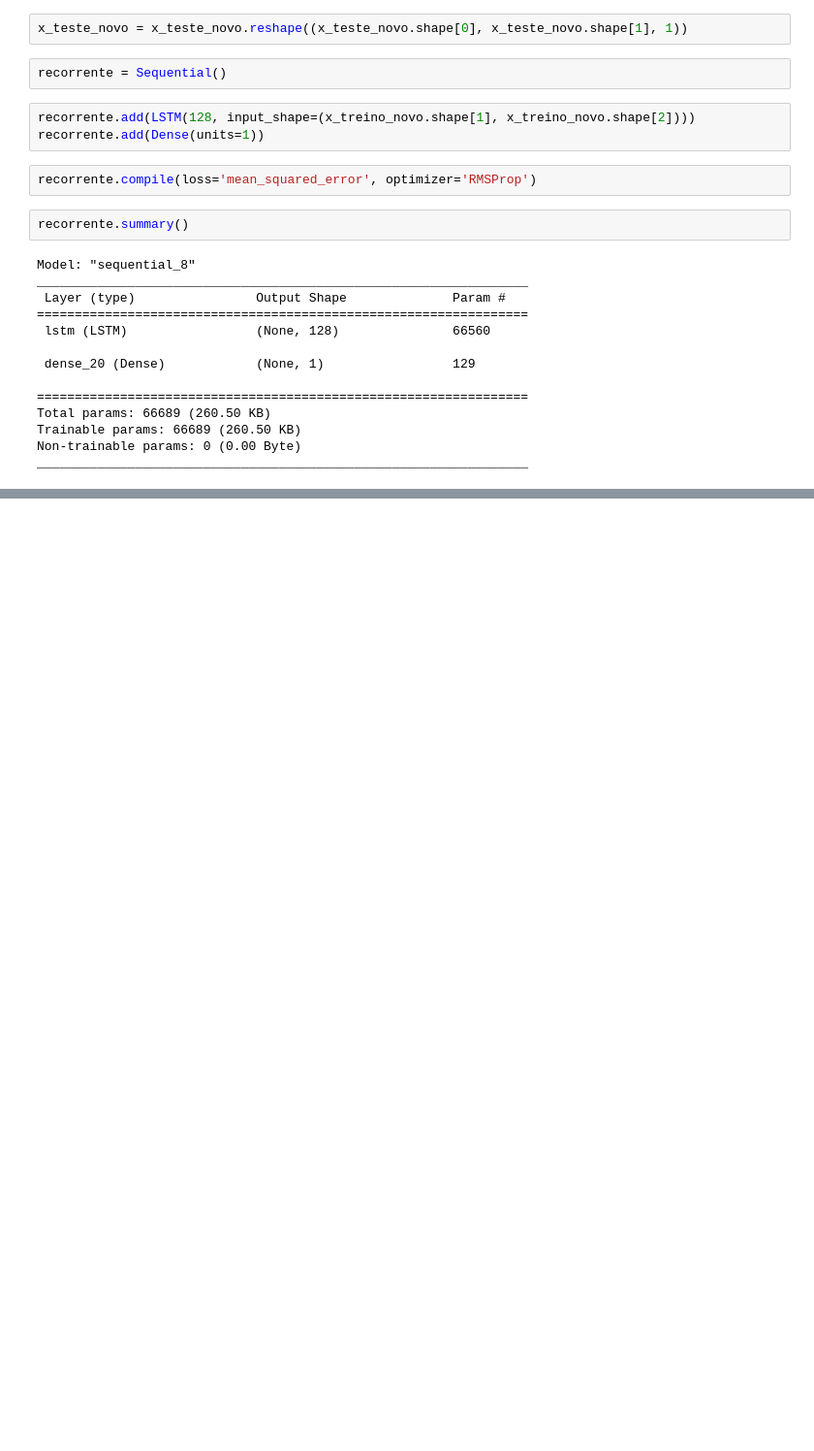
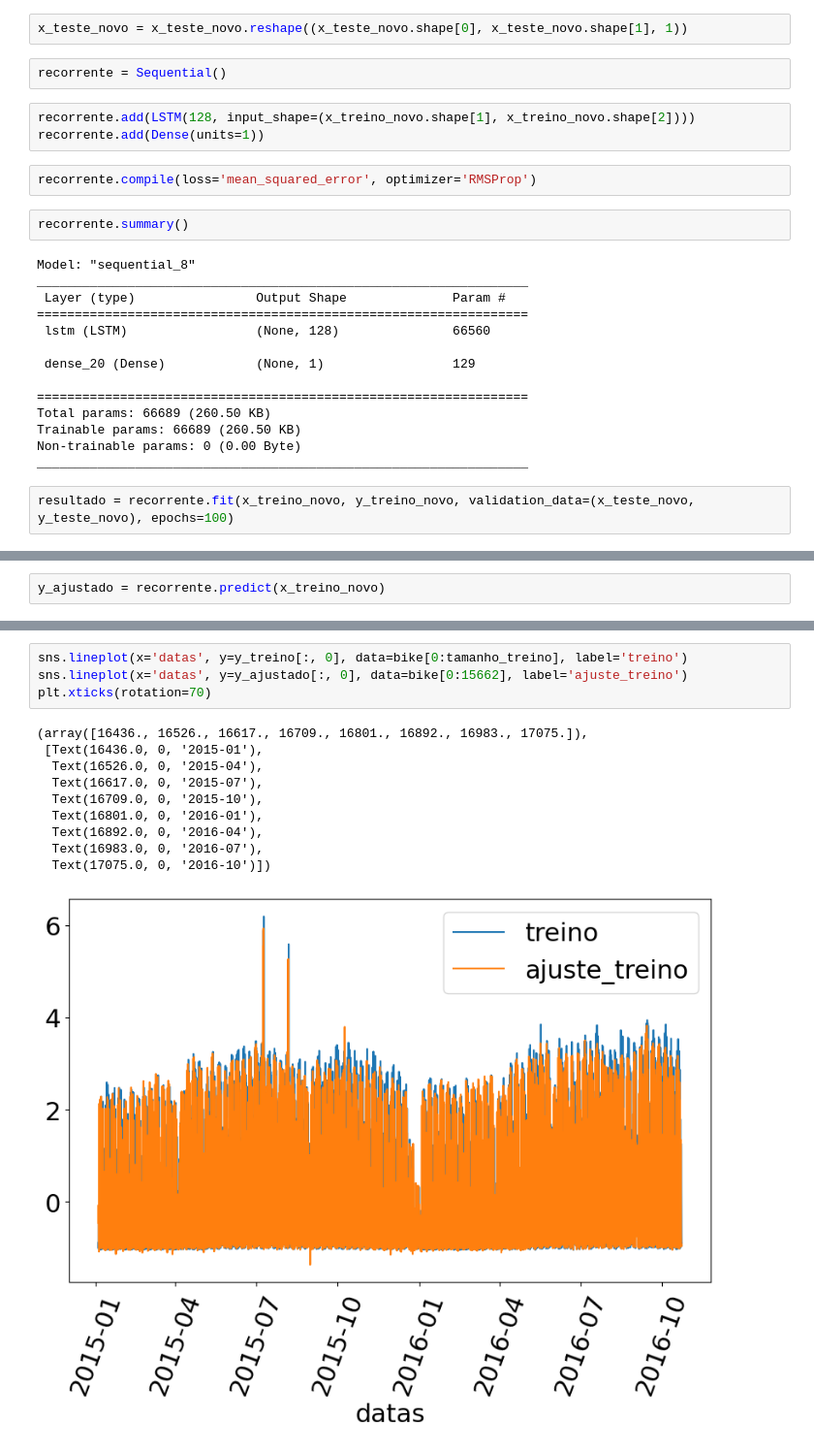
Before and after one commit to mateusopaiva/deep-learning-previsao-keras, a Jupyter notebook: Deep_Learning_previsão_com_Keras.ipynb, the cells around one changed output, grey strips where cells are left out. Shown at 97% size. Saved outputs shown, nothing was run; the diff lists cells and outputs as text; blank space fills up the shorter version.

Commit message:
Avaliando o resultado

```diff
--- a/Deep_Learning_previsão_com_Keras.ipynb
+++ b/Deep_Learning_previsão_com_Keras.ipynb
@@ -473,3 +473,5 @@ Total params: 66689 (260.50 KB)
 Trainable params: 66689 (260.50 KB)
 Non-trainable params: 0 (0.00 Byte)
 _________________________________________________________________
+# %%
+resultado = recorrente.fit(x_treino_novo, y_treino_novo, validation_data=(x_teste_novo, y_teste_novo), epochs=100)
@@ -475,0 +496,2 @@ _________________________________________________________________
+# %%
+y_ajustado = recorrente.predict(x_treino_novo)
@@ -475,0 +500,15 @@ _________________________________________________________________
+# %%
+sns.lineplot(x='datas', y=y_treino[:, 0], data=bike[0:tamanho_treino], label='treino')
+sns.lineplot(x='datas', y=y_ajustado[:, 0], data=bike[0:15662], label='ajuste_treino')
+plt.xticks(rotation=70)
+# %% [output]
+(array([16436., 16526., 16617., 16709., 16801., 16892., 16983., 17075.]),
+ [Text(16436.0, 0, '2015-01'),
+  Text(16526.0, 0, '2015-04'),
+  Text(16617.0, 0, '2015-07'),
+  Text(16709.0, 0, '2015-10'),
+  Text(16801.0, 0, '2016-01'),
+  Text(16892.0, 0, '2016-04'),
+  Text(16983.0, 0, '2016-07'),
+  Text(17075.0, 0, '2016-10')])
+[figure, added]
```
Also changed, not shown: parts of 16 cells of this notebook.
